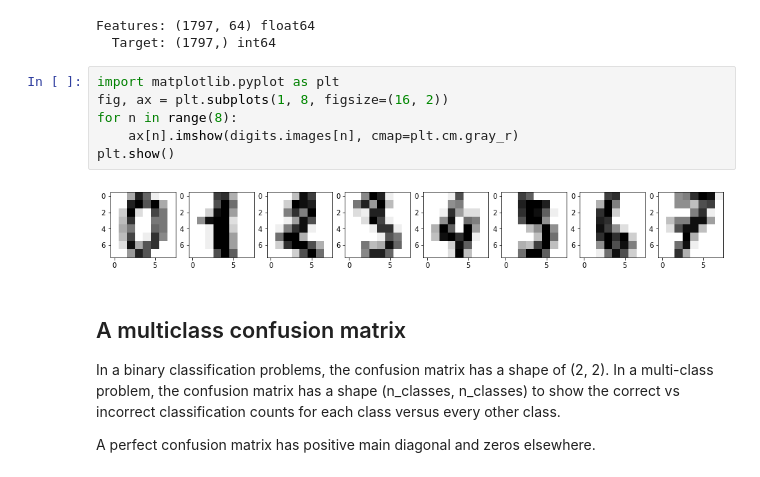
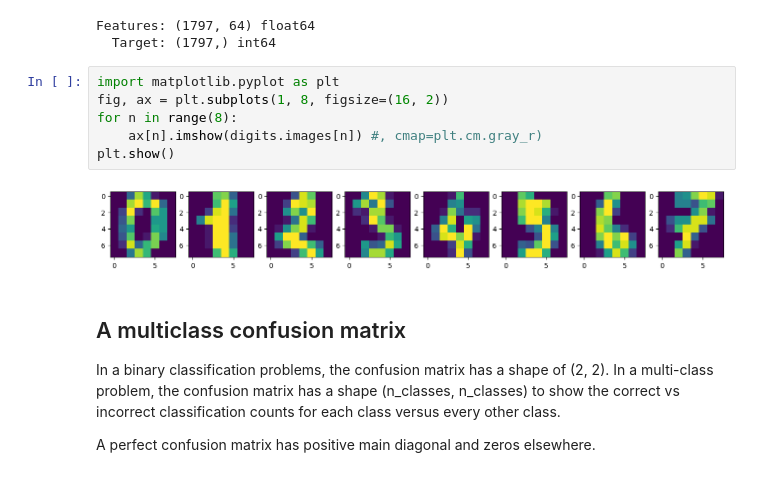
Before and after one commit to duhai-alshukaili/ML-Webinar, a Jupyter notebook: Classification.ipynb, the cells around one changed output. Cells and saved outputs as stored; diff of their text form.

```diff
--- a/Classification.ipynb
+++ b/Classification.ipynb
@@ -364,11 +370,11 @@ Features: (1797, 64) float64
 # %%
 import matplotlib.pyplot as plt
 fig, ax = plt.subplots(1, 8, figsize=(16, 2))
 for n in range(8):
-    ax[n].imshow(digits.images[n], cmap=plt.cm.gray_r)
+    ax[n].imshow(digits.images[n]) #, cmap=plt.cm.gray_r)
 plt.show()
 # %% [output]
-[figure, old version]
+[figure, new version]
 # %% [markdown]
 ## A multiclass confusion matrix
 
```
Also changed, not shown: parts of 7 cells of this notebook.
